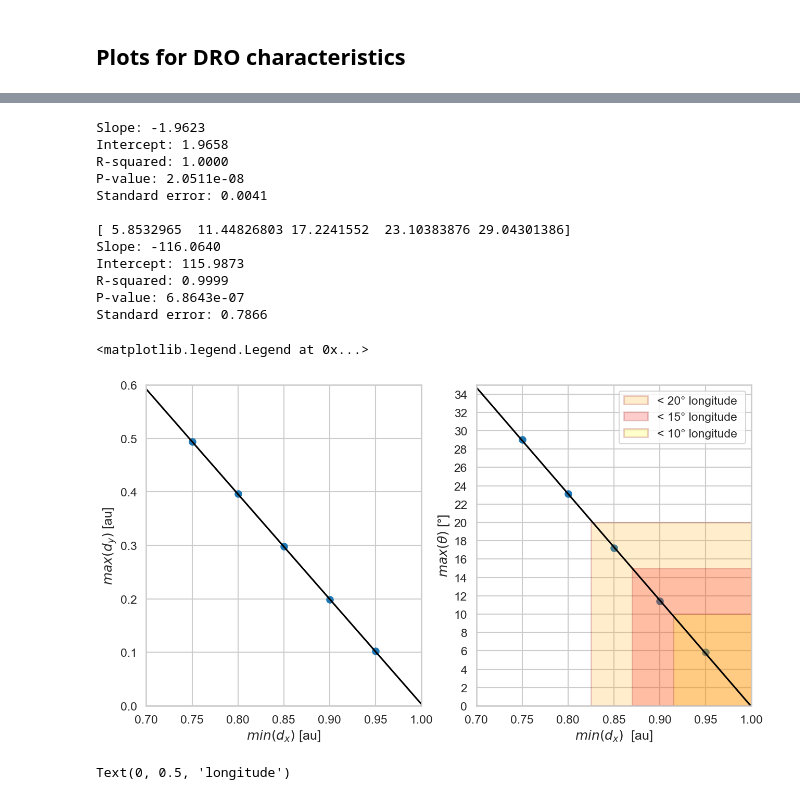
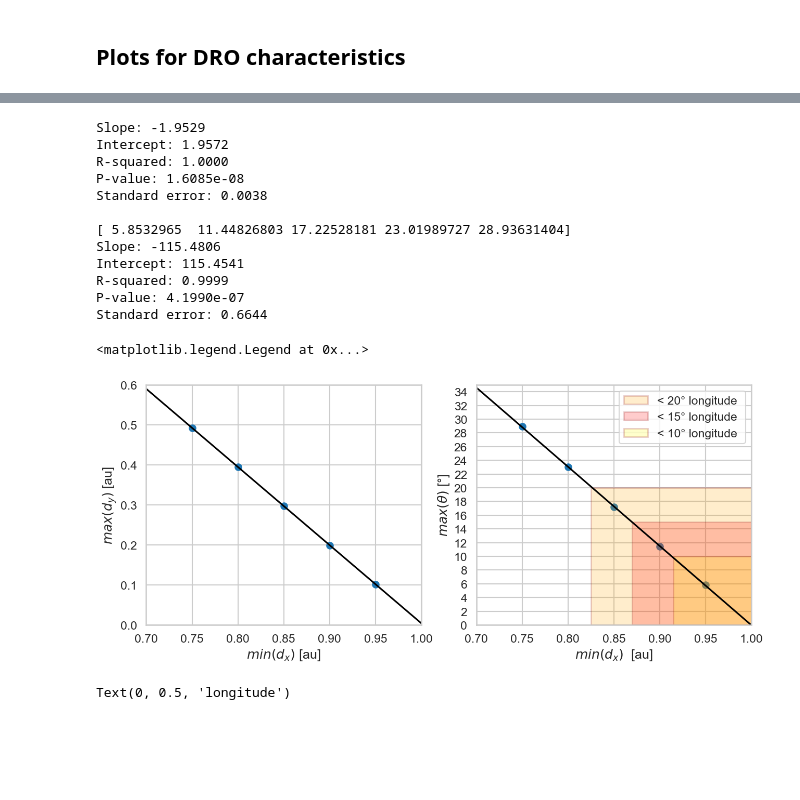
Before and after one commit to cmoestl/dro_orbits, a Jupyter notebook: dro.ipynb, the cells around one changed output, grey strips where cells are left out. Drawn from its saved outputs; the diff is of its cells as text; code cells hidden in the pictures; blank space fills up the shorter version.

```diff
--- a/dro.ipynb
+++ b/dro.ipynb
@@ -185,6 +188,11 @@ earth=get_planet_positions(times,kernels_path, 'EARTH_BARYCENTER')
 #venus.time=mdates.date2num(venus.time)
 #earth.time=mdates.date2num(earth.time)
 
+
+sns.set_style('whitegrid')
+sns.set_context('paper')
+# Create the plot
+fig, ax = plt.subplots(figsize=(8, 3),dpi=100)
 plt.plot(mercury.time,mercury.r,'-')
 plt.plot(venus.time,venus.r,'-')
 plt.plot(earth.time,earth.r,'-')
@@ -536,7 +560,7 @@ Standard error: 0.8211
 sns.set_style('whitegrid')
 sns.set_context('talk')
 
-fig, (ax1, ax2) = plt.subplots(1, 2,figsize=(15, 8),dpi=100)
+fig, (ax1, ax2) = plt.subplots(1, 2,figsize=(15, 6),dpi=100)
 
 
 min_dro_x1_arr=np.array([np.min(dro_x1),np.min(dro_x2),np.min(dro_x3),np.min(dro_x4),np.min(dro_x5)])
@@ -565,7 +589,6 @@ ax1.plot(x_fit,y_fit1, c='k')
 
 
 print()
-
 
 ####### relationship between minimum distance and widest point in y in longitude
 max_dro_lon_arr=np.array(np.rad2deg([np.max(dro_lon1),np.max(dro_lon2),np.max(dro_lon3),np.max(dro_lon4),np.max(dro_lon5)]))
@@ -602,43 +625,43 @@ box = Rectangle((0.825, 0), 0.175, 20,
                 facecolor='orange',
                 alpha=0.2,
                 edgecolor='darkred',
                 linewidth=2, label='< 20° longitude ')
 ax2.add_patch(box)
 
 
 # Rectangle((x_start, y_start), width, height)
 box = Rectangle((0.87, 0), 0.15, 15,
                 facecolor='red',
                 alpha=0.2,
                 edgecolor='darkred',
                 linewidth=2, label='< 15° longitude ')
 ax2.add_patch(box)
 
 
 # Rectangle((x_start, y_start), width, height)
 box = Rectangle((0.915, 0), 0.15, 10,
                 facecolor='yellow',
                 alpha=0.2,
                 edgecolor='darkred',
                 linewidth=2, label='< 10° longitude ')
 ax2.add_patch(box)
 
 ax2.legend()
 # %% [output]
-Slope: -1.9623
-Intercept: 1.9658
+Slope: -1.9529
+Intercept: 1.9572
 R-squared: 1.0000
-P-value: 2.0511e-08
-Standard error: 0.0041
+P-value: 1.6085e-08
+Standard error: 0.0038
 
-[ 5.8532965  11.44826803 17.2241552  23.10383876 29.04301386]
-Slope: -116.0640
-Intercept: 115.9873
+[ 5.8532965  11.44826803 17.22528181 23.01989727 28.93631404]
+Slope: -115.4806
+Intercept: 115.4541
 R-squared: 0.9999
-P-value: 6.8643e-07
-Standard error: 0.7866
+P-value: 4.1990e-07
+Standard error: 0.6644
 <matplotlib.legend.Legend at 0x...>
-[figure, old version]
+[figure, new version]
 # %%
 ########## ORBITAL PERIOD Figure
 
```
Also changed, not shown: parts of 13 cells of this notebook, 15 other files.
